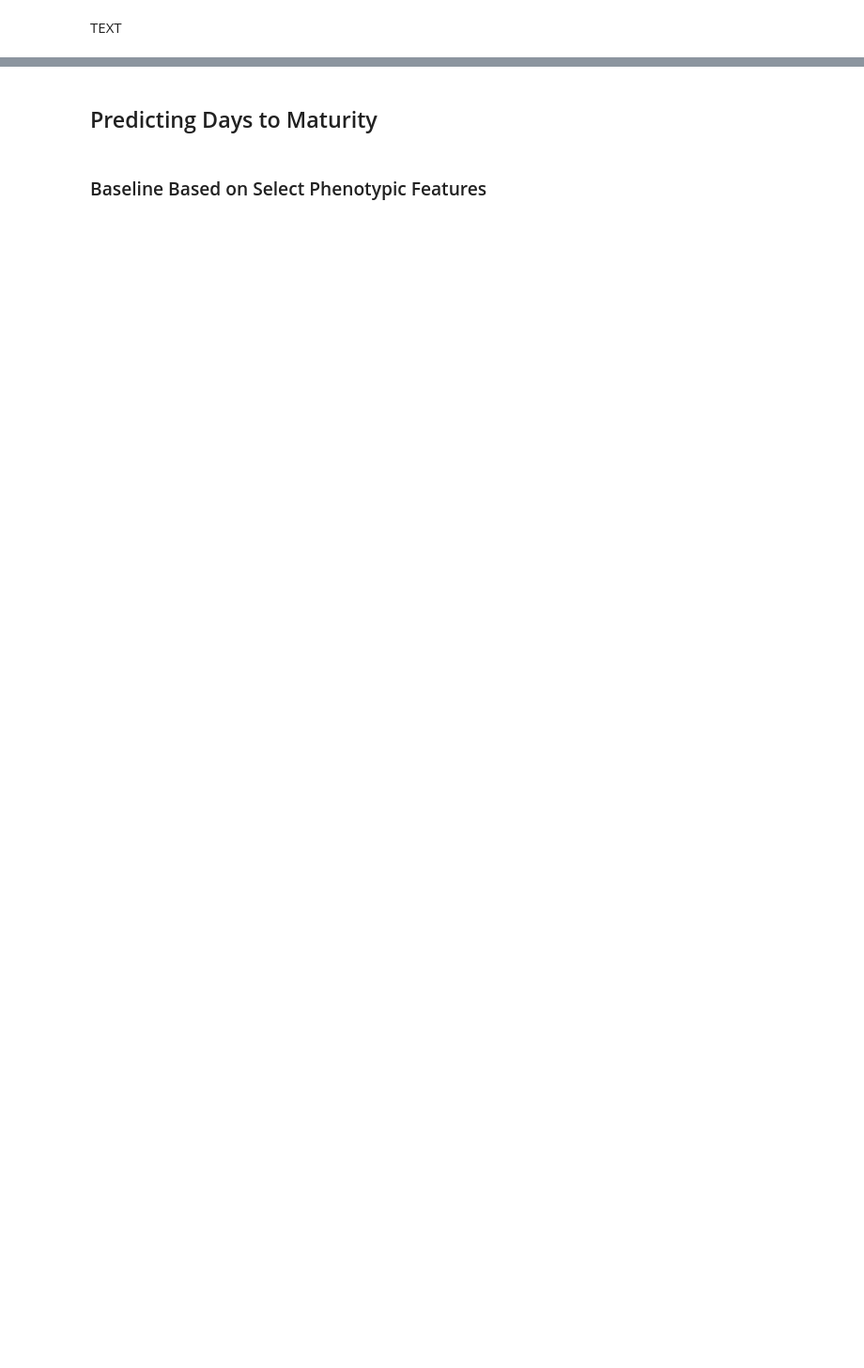
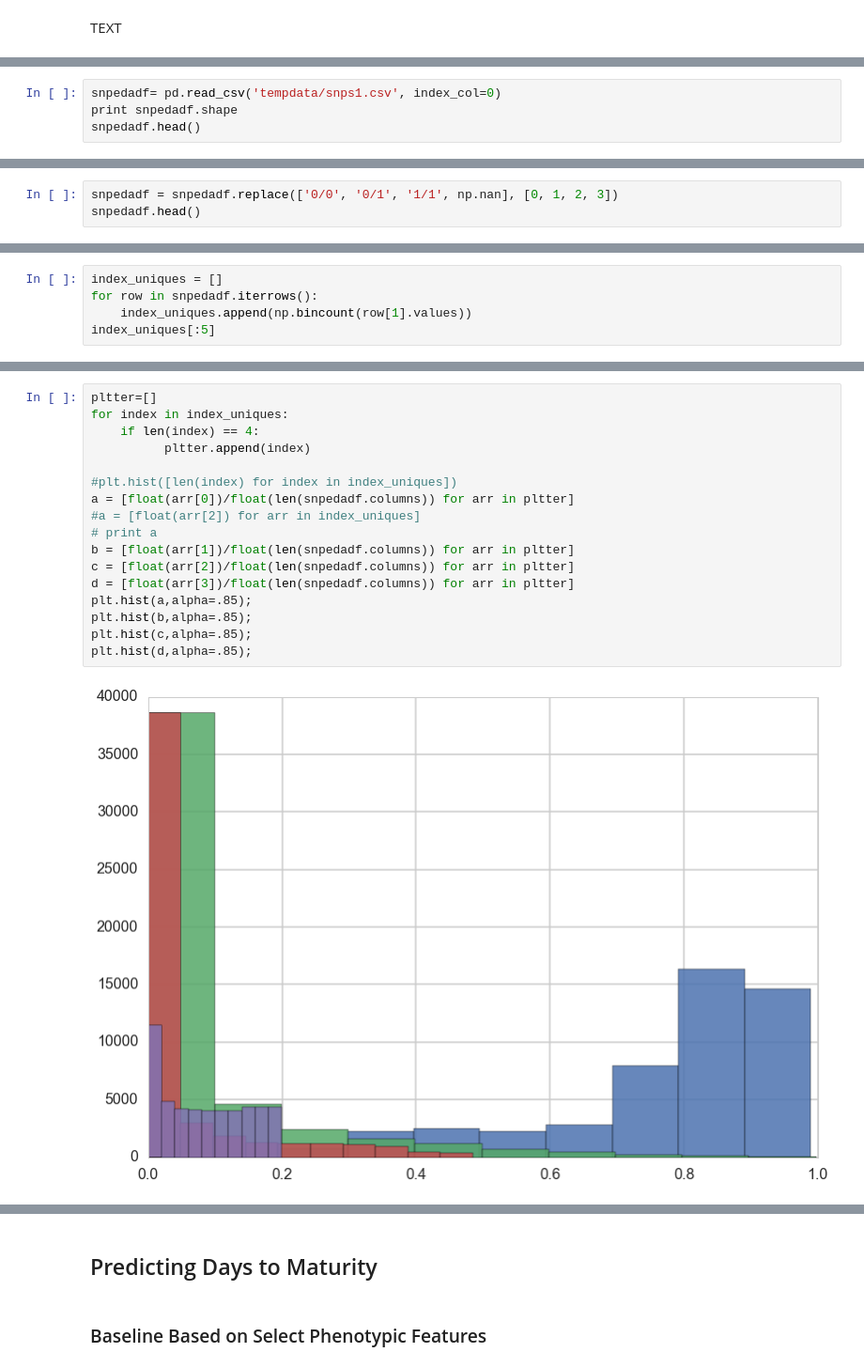
Before and after one commit to dylanpeterson/cs109-final-project, a Jupyter notebook: processbook.ipynb, the cells around one changed output, grey strips where cells are left out. Shown at 94% size. Saved outputs shown, nothing was run; the diff lists cells and outputs as text; blank space fills up the shorter version.

```diff
--- a/processbook.ipynb
+++ b/processbook.ipynb
@@ -953,0 +951,4 @@ TEXT
+# %%
+snpedadf= pd.read_csv('tempdata/snps1.csv', index_col=0)
+print snpedadf.shape
+snpedadf.head()
@@ -953,0 +964,3 @@ TEXT
+# %%
+snpedadf = snpedadf.replace(['0/0', '0/1', '1/1', np.nan], [0, 1, 2, 3])
+snpedadf.head()
@@ -953,0 +975,5 @@ TEXT
+# %%
+index_uniques = []
+for row in snpedadf.iterrows():
+    index_uniques.append(np.bincount(row[1].values))
+index_uniques[:5]
@@ -953,0 +986,19 @@ TEXT
+# %%
+pltter=[]
+for index in index_uniques:
+    if len(index) == 4:
+          pltter.append(index)
+
+#plt.hist([len(index) for index in index_uniques])
+a = [float(arr[0])/float(len(snpedadf.columns)) for arr in pltter]
+#a = [float(arr[2]) for arr in index_uniques]
+# print a
+b = [float(arr[1])/float(len(snpedadf.columns)) for arr in pltter]
+c = [float(arr[2])/float(len(snpedadf.columns)) for arr in pltter]
+d = [float(arr[3])/float(len(snpedadf.columns)) for arr in pltter]
+plt.hist(a,alpha=.85);
+plt.hist(b,alpha=.85);
+plt.hist(c,alpha=.85);
+plt.hist(d,alpha=.85);
+# %% [output]
+[figure, added]
```
Also changed, not shown: parts of 12 cells of this notebook.
